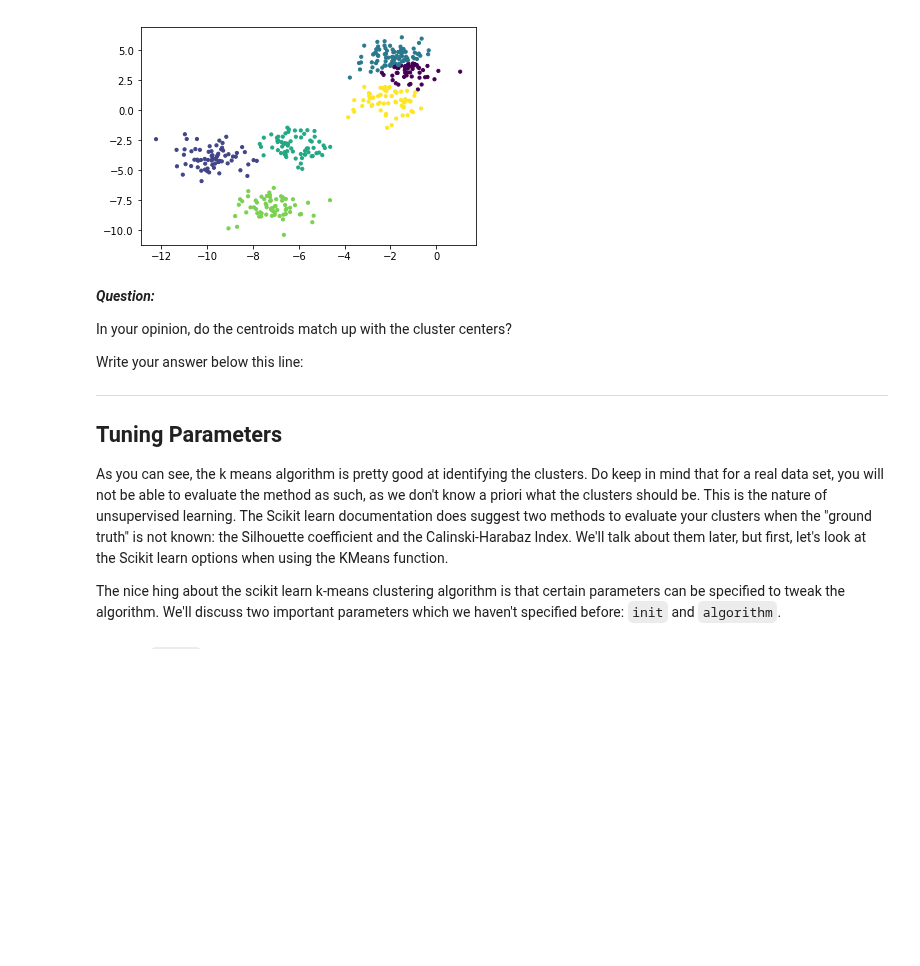
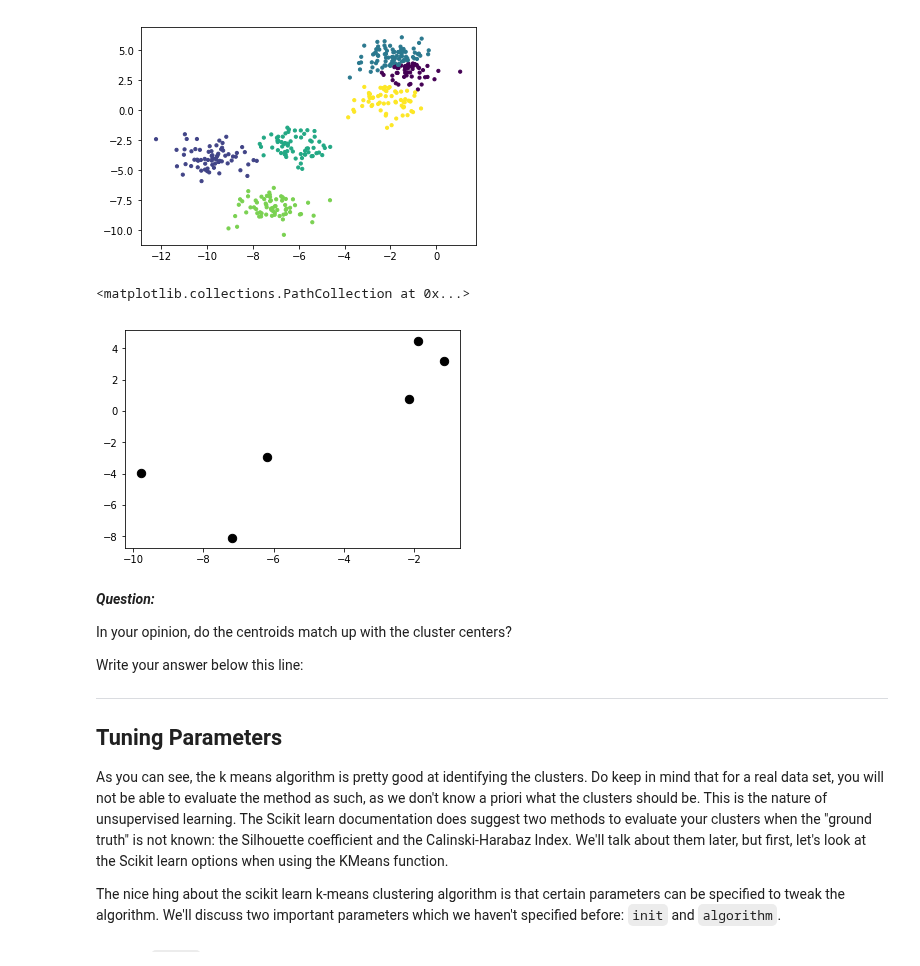
Before and after one commit to evanavaughan/dsc-3-35-04-k-means-clustering-lab-nyc-career-ds-102218, a Jupyter notebook: index.ipynb, the cells around one changed output. Saved outputs shown, nothing was run; the diff lists cells and outputs as text; code cells hidden in the pictures; blank space fills up the shorter version.

```diff
--- a/index.ipynb
+++ b/index.ipynb
@@ -95,7 +95,10 @@ centers = k_means.cluster_centers_
 # %% [output]
 [figure]
 # %%
-plt.scatter(centers[:, 0], centers[:, 1], c=black, s=70)
+plt.scatter(centers[:, 0], centers[:, 1], c='black', s=70)
+# %% [output]
+<matplotlib.collections.PathCollection at 0x...>
+[figure, added]
 # %% [markdown]
 **_Question:_**
 
```
